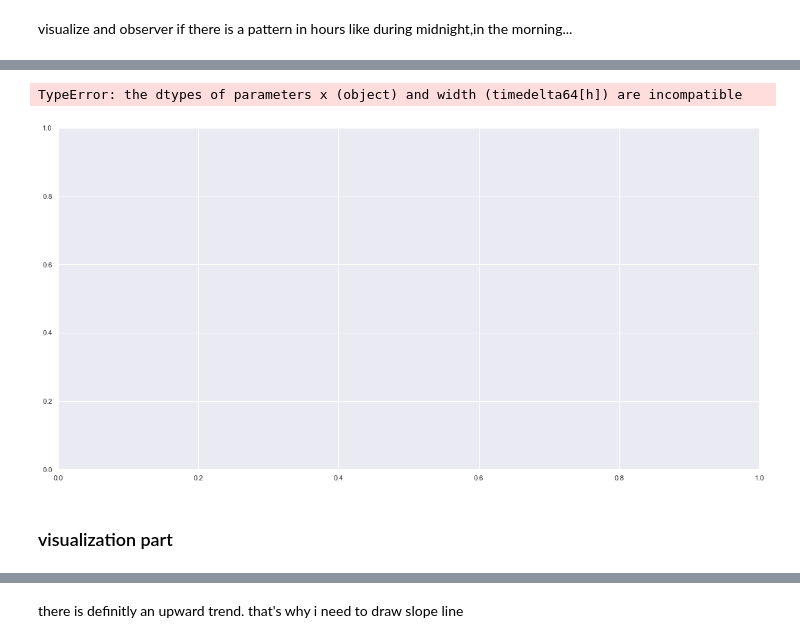
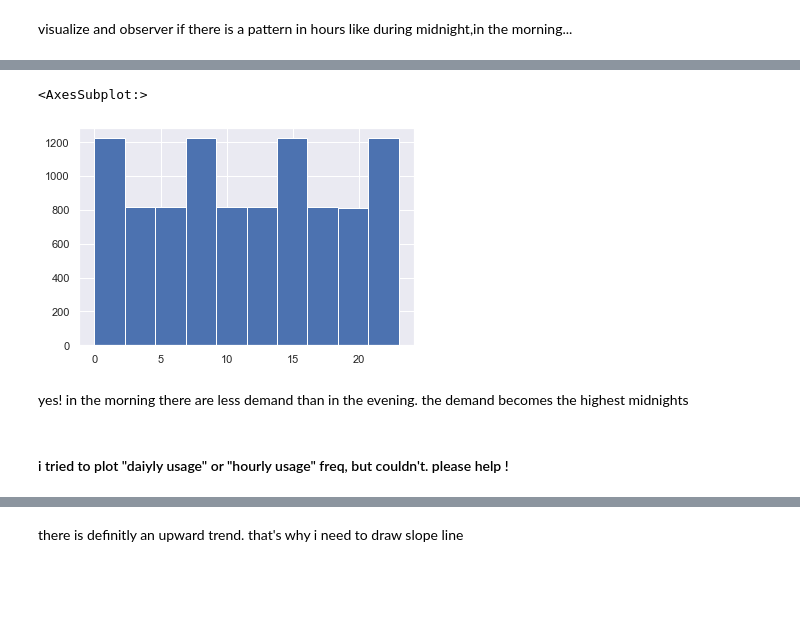
Before and after one commit to faikbak/01_first_notebook, a Jupyter notebook: ultimate challenge/ultimate challenge.ipynb, the cells around one changed output, grey strips where cells are left out. Cells and saved outputs as stored; diff of their text form; code cells hidden in the pictures; blank space fills up the shorter version.

```diff
--- a/ultimate challenge/ultimate challenge.ipynb
+++ b/ultimate challenge/ultimate challenge.ipynb
@@ -160,12 +132,9 @@ yes! in the morning there are less demand than in the evening. the demand become
-# %%
-plt.figure(figsize=(20, 10))
-plt.bar(Counter(hours), hours.unique, color='grey',  width=np.timedelta64(12, 'h'))
-plt.xlabel('Hours')
-plt.ylabel('Frequency')
-plt.title('Hours Plot')
-sns.set()
-# %% [output]
-TypeError: the dtypes of parameters x (object) and width (timedelta64[h]) are incompatible
-[figure, removed]
-# %% [markdown]
-### visualization part
+# %%
+log_aggregated['hours'].hist()
+# %% [output]
+<AxesSubplot:>
+[figure, added]
+# %% [markdown]
+yes! in the morning there are less demand than in the evening. the demand becomes the highest midnights
+# %% [markdown]
+#### i tried to plot "daiyly usage" or "hourly usage" freq, but couldn't. please help !
```
Also changed, not shown: parts of 59 cells of this notebook.
